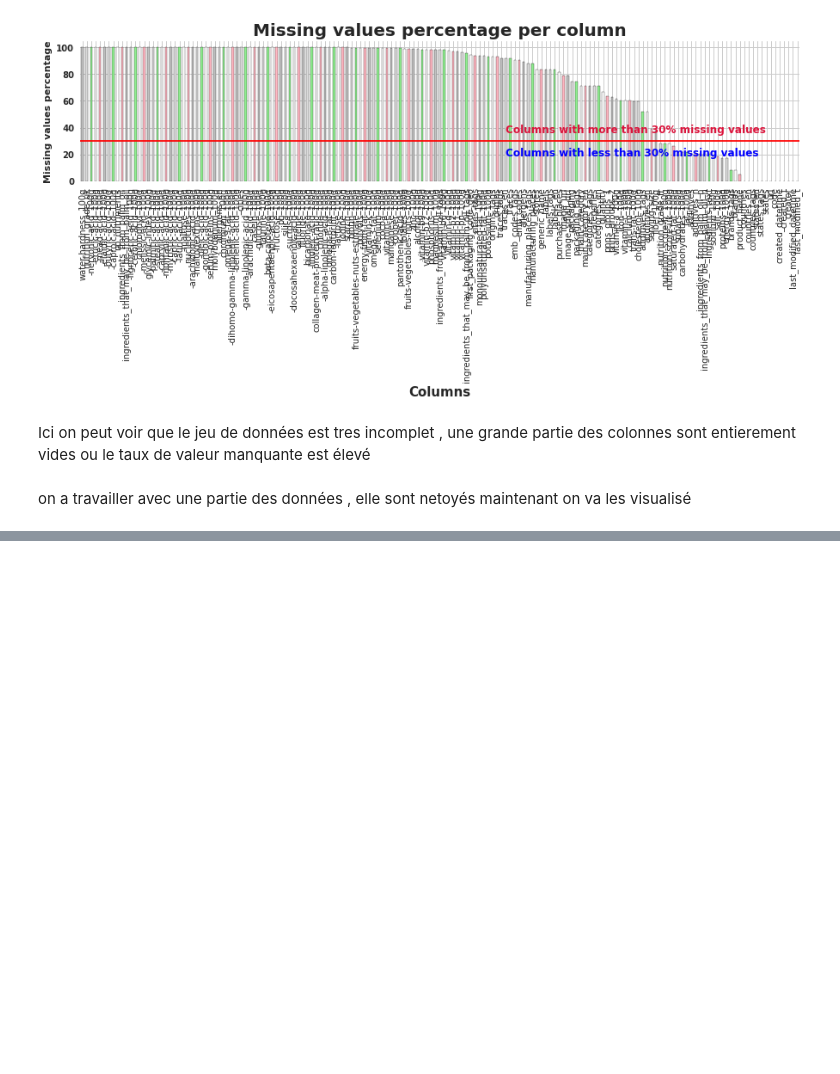
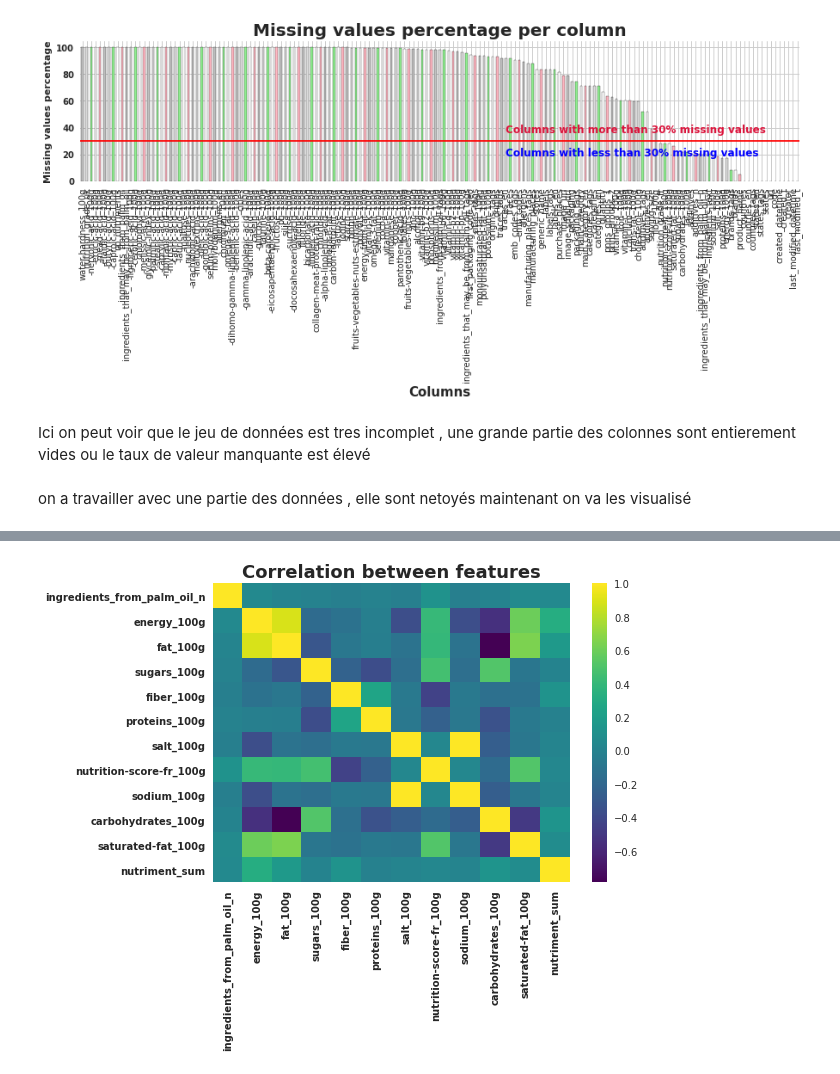
Before and after one commit to KevinB-a/Food_facts, a Jupyter notebook: notebook/data_visualization.ipynb, the cells around one changed output, grey strips where cells are left out. Saved outputs shown, nothing was run; the diff lists cells and outputs as text; code cells hidden in the pictures; blank space fills up the shorter version.

```diff
--- a/notebook/data_visualization.ipynb
+++ b/notebook/data_visualization.ipynb
@@ -102,0 +103,14 @@ plt.show()
+# %%
+
+
+ab_corr=df.corr() # On compare l'ensemble des colonne entre elles pour vérifier le degré de corrélation
+sns.heatmap(ab_corr, cmap='viridis')
+plt.title("Correlation between features",
+          weight='bold',
+          fontsize=18)
+plt.xticks(weight='bold')
+plt.yticks(weight='bold')
+
+plt.show()
+# %% [output]
+[figure, added]
```
Also changed, not shown: parts of 4 cells of this notebook, 1 other file.
